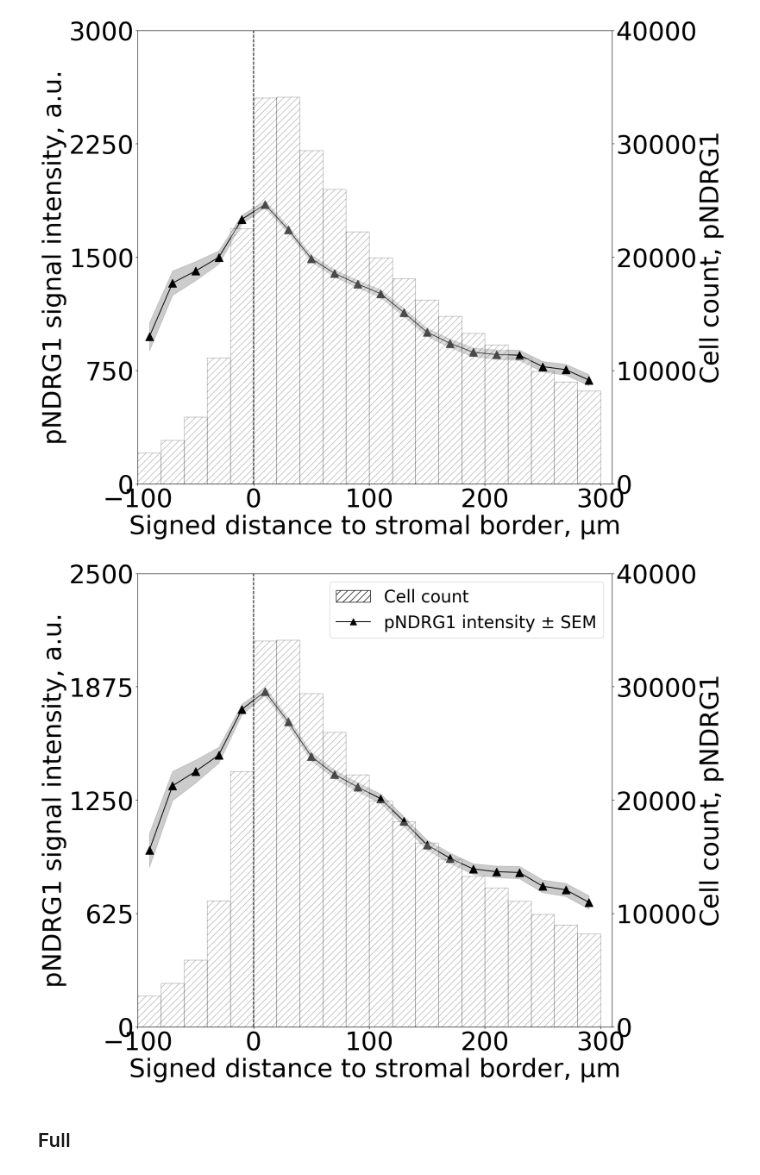
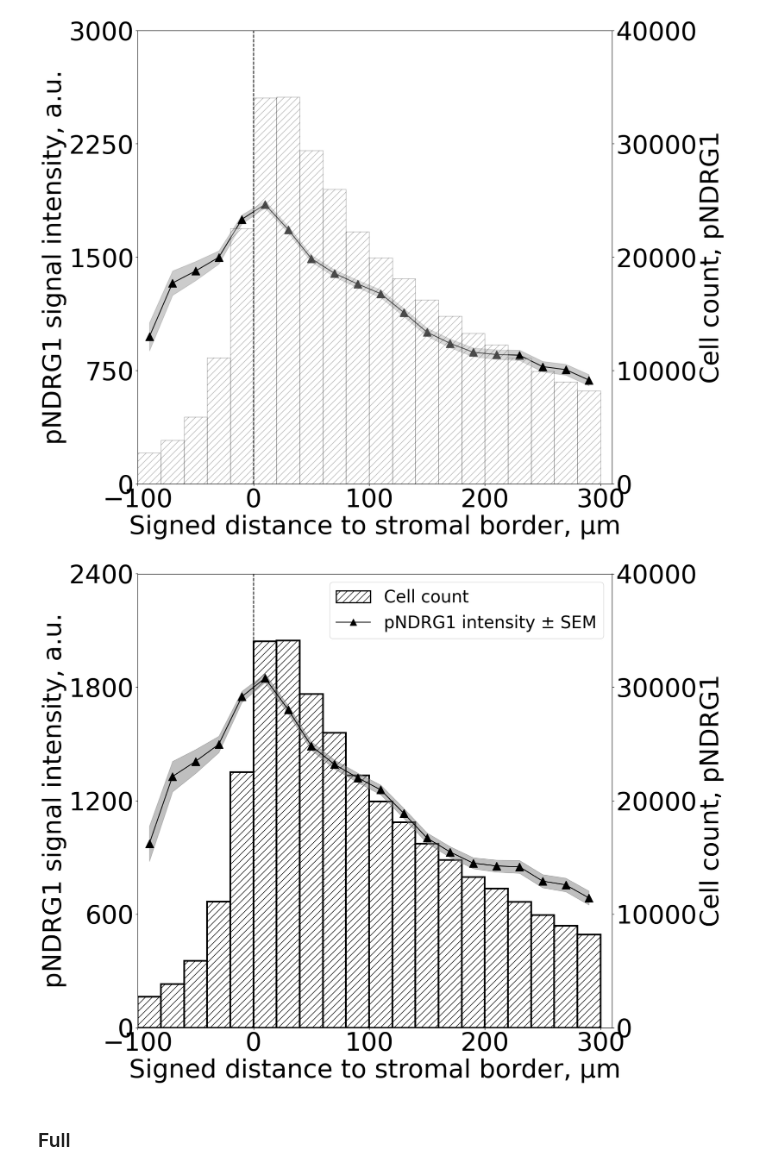
Before and after one commit to HMS-IAC/stroma-spatial-analysis-web, a Jupyter notebook: analysis/AsPC_NDRG1/20250327_pndrg1_spatial.ipynb, the cells around one changed output. Saved outputs shown, nothing was run; the diff lists cells and outputs as text; code cells hidden in the pictures.

Commit message:
update spatial plots

```diff
--- a/analysis/AsPC_NDRG1/20250327_pndrg1_spatial.ipynb
+++ b/analysis/AsPC_NDRG1/20250327_pndrg1_spatial.ipynb
@@ -265,57 +265,61 @@ diff_std = np.sqrt(std_error_1**2 + std_error_2**2)
 
 # Plotting the difference line
 fig, ax1 = plt.subplots(1, 1, figsize=(17, 13))
+ax2 = ax1.twinx()
+ax1.set_zorder(ax2.get_zorder() + 1)
+ax1.patch.set_visible(False)
 
 ax1.set_xlim([min_dist, max_dist])
 ax1.set_ylabel(r'pNDRG1 signal intensity, a.u.', color='black', fontsize=45)
 ax1.axvline(x=0, ls='--', color='black')
 
 # --- Line with SEM fill ---
-ax1.fill_between(bin_midpoints_1, diff_line - diff_std, diff_line + diff_std, color='grey', alpha=0.4)
-ax1.errorbar(bin_midpoints_1, diff_line, color='black', linestyle='-', marker='^', markersize=15, alpha=1)
+ax1.fill_between(bin_midpoints_1, diff_line - diff_std, diff_line + diff_std,
+                 color='grey', alpha=0.5, zorder=0)
+ax1.errorbar(bin_midpoints_1, diff_line, color='black', linestyle='-', marker='^',
+             markersize=15, alpha=1, zorder=0)
 
 ax1.set_ylim([0, None])
 ax1.set_xlabel(r'Signed distance to stromal border, µm', color='black', fontsize=45)
 ax1.tick_params(axis='both', labelsize=45)
-yticks = np.linspace(0, 2500, 5)
+yticks = np.linspace(0, 2400, 5)
 ax1.set_yticks(yticks)
 
-ax2 = ax1.twinx()
 ax2.set_xlim([min_dist, max_dist])
 ax2.set_ylabel(r'Cell count, pNDRG1', color='black', fontsize=45)
 ax2.axvline(x=0, ls='--', color='black')
 
 # Bar plot with hatch
 bars = ax2.bar(bin_midpoints_1, combined_count, color='grey', width=bin_size, align='center',
-               alpha=0.3, edgecolor='black', facecolor='white', hatch='//')
+               alpha=1, edgecolor='black', facecolor='white', hatch='//', linewidth=3)
 
 ax2.set_ylim([0, None])
 ax2.set_xlabel(r'Signed distance to stromal border, µm', color='black', fontsize=45)
 ax2.tick_params(axis='both', labelsize=45)
 yticks = np.linspace(0, 40000, 5)
 ax2.set_yticks(yticks)
 
 # --- Create custom legend entries ---
 # 1. Custom legend for the bar plot (hatch pattern)
-bar_patch = Rectangle((0, 0), 1, 1, edgecolor='black', facecolor='white', hatch='//', label="Cell Count (Bars)")
+bar_patch = Rectangle((0, 0), 1, 1, edgecolor='black', facecolor='white', hatch='//', label="Cell count", linewidth=2)
 
 # 2. Custom legend for the intensity difference (line + shaded SEM)
 line_with_fill = Line2D([0], [0], color='black', linestyle='-', marker='^', markersize=12,
                          label="Median Intensity Difference ± SEM")
 fill_patch = Rectangle((0, 0), 1, 1, color='grey', alpha=0.4)  # Invisible but represents fill
 
 # Create the legend
 legend_handles = [bar_patch, line_with_fill]
 legend_labels = ["Cell count", "pNDRG1 intensity ± SEM"]
 
 ax2.legend(handles=legend_handles, labels=legend_labels, loc='upper right', fontsize=30, frameon=True)
 
 plt.tight_layout()
 plt.savefig(f"{output_path}/20250328_pNDRG1_combined", dpi=300, transparent=False)
 plt.show()
 plt.close()
 # %% [output]
-[figure, old version]
+[figure, new version]
 # %% [markdown]
 ### Full
 # %%
```
Also changed, not shown: 1 other file.
